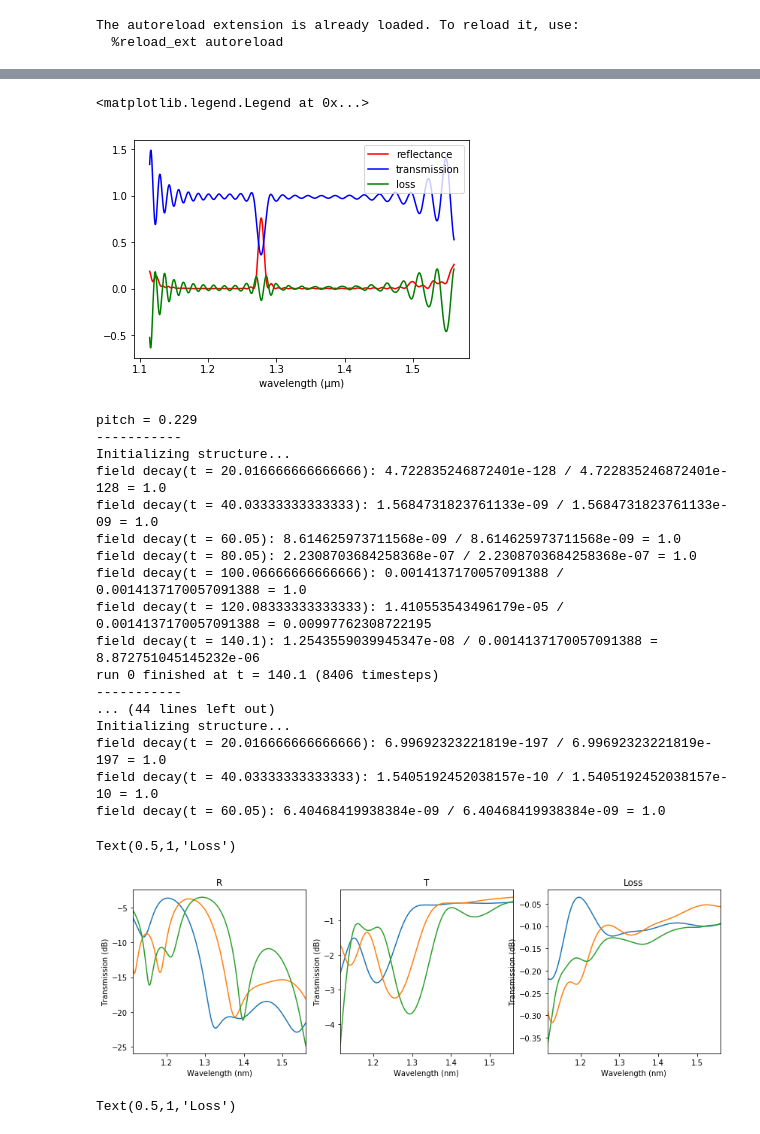
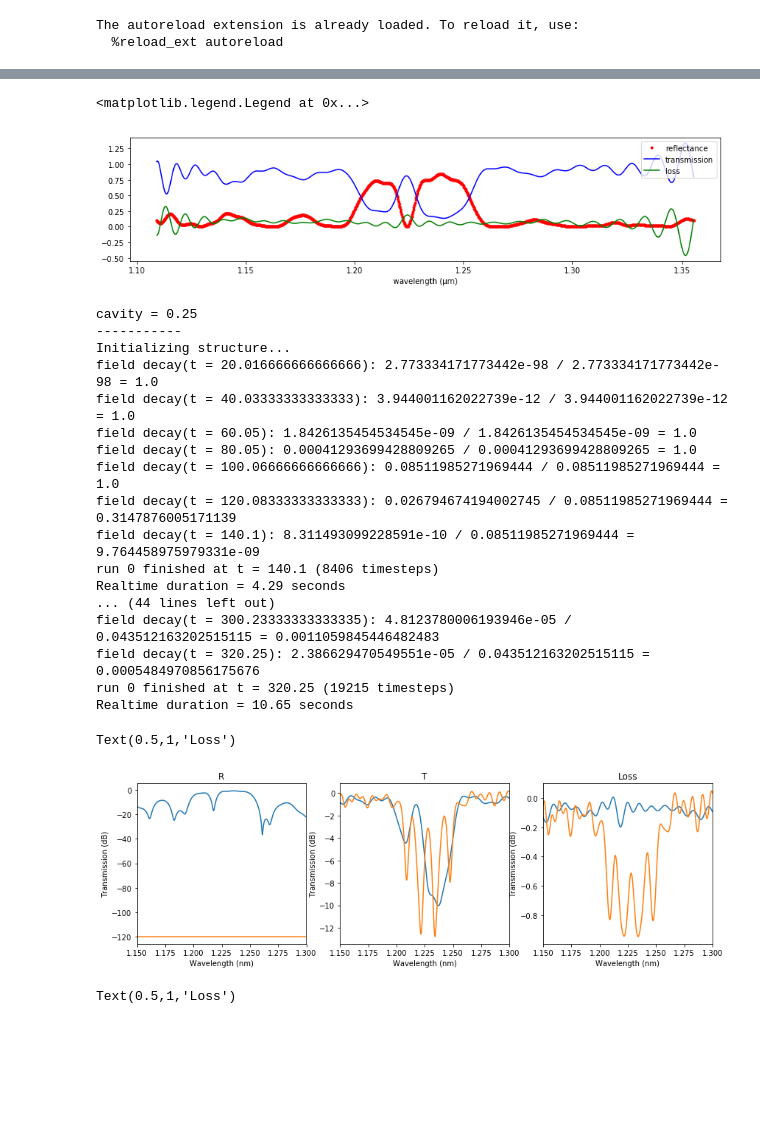
Before and after one commit to atait/jupyter-meep, a Jupyter notebook: notebooks/Cavities/Bragg.ipynb, the cells around one changed output, grey strips where cells are left out. Saved outputs shown, nothing was run; the diff lists cells and outputs as text; code cells hidden in the pictures; blank space fills up the shorter version.

```diff
--- a/notebooks/Cavities/Bragg.ipynb
+++ b/notebooks/Cavities/Bragg.ipynb
@@ -89,33 +91,36 @@ run 0 finished at t = 220.13750000000002 (17611 timesteps)
 # %%
 flux_freqs = np.array(mp.get_flux_freqs(refl))
 wl = 1 / flux_freqs
 Rs = -np.array(mp.get_fluxes(refl))/np.array(straight_tran_flux)
 Ts = np.array(mp.get_fluxes(tran))/np.array(straight_tran_flux)
 # spct = Spectrum(wl[::-1], Rs[::-1], inDbm=False)
 # spct.crop([1.1,1.2]).simplePlot('.')
-plt.plot(wl,Rs,'r-',label='reflectance')
+plt.figure(figsize=(14, 3))
+plt.plot(wl,Rs,'r.',label='reflectance')
 plt.plot(wl,Ts,'b-',label='transmission')
 plt.plot(wl,1-Rs-Ts,'g-',label='loss')
 # plt.axis([1.0, 1.44, 0, 1])
 # plt.ylim([0,1])
 plt.xlabel("wavelength (μm)")
 plt.legend(loc="upper right")
 # %% [output]
 <matplotlib.legend.Legend at 0x...>
-[figure, old version]
+[figure, new version]
 # %%
 # parameter sweep
 isResimulating = True
-isSaving = True
-filename = 'bragg-periods.pkl'
+isSaving = False
+filename = 'bragg-cavity.pkl'
 
 # ataitbragg.resolution = 30
 ataitbragg.set_sim2()
 
 # pname, pvals = 'n_periods', [25, 50, 75, 100]
-# pname, pvals = 'dw', np.linspace(.23, .24, 5)# [.23, .24, .25, .26]
-pname, pvals = 'pitch', ataitbragg.default_geo.pitch + np.linspace(0, 1, 3) * .03
+# pname, pvals = 'dw', [.25, .275, .3, .35]
+# pname, pvals = 'pitch', ataitbragg.default_geo.pitch + np.linspace(0, 1, 3) * .01
 # pname, pvals = 'buffer', [2, 4, 6, 8, 10]
+# pname, pvals = 'cavity', [.25, 5.25]
+# pname, pvals = 'duty', np.linspace(.4, .6, 5)
 
 if isResimulating:
     spR = FunctionBundle()
@@ -153,28 +158,28 @@ if isResimulating:
 else:
     pname, pvals, spectra = io.loadPickleGzip(filename=filename)
 # %% [output]
-pitch = 0.229
+cavity = 0.25
 -----------
 Initializing structure...
-field decay(t = 20.016666666666666): 4.722835246872401e-128 / 4.722835246872401e-128 = 1.0
-field decay(t = 40.03333333333333): 1.5684731823761133e-09 / 1.5684731823761133e-09 = 1.0
-field decay(t = 60.05): 8.614625973711568e-09 / 8.614625973711568e-09 = 1.0
-field decay(t = 80.05): 2.2308703684258368e-07 / 2.2308703684258368e-07 = 1.0
-field decay(t = 100.06666666666666): 0.0014137170057091388 / 0.0014137170057091388 = 1.0
-field decay(t = 120.08333333333333): 1.410553543496179e-05 / 0.0014137170057091388 = 0.00997762308722195
-field decay(t = 140.1): 1.2543559039945347e-08 / 0.0014137170057091388 = 8.872751045145232e-06
+field decay(t = 20.016666666666666): 2.773334171773442e-98 / 2.773334171773442e-98 = 1.0
+field decay(t = 40.03333333333333): 3.944001162022739e-12 / 3.944001162022739e-12 = 1.0
+field decay(t = 60.05): 1.8426135454534545e-09 / 1.8426135454534545e-09 = 1.0
+field decay(t = 80.05): 0.00041293699428809265 / 0.00041293699428809265 = 1.0
+field decay(t = 100.06666666666666): 0.08511985271969444 / 0.08511985271969444 = 1.0
+field decay(t = 120.08333333333333): 0.026794674194002745 / 0.08511985271969444 = 0.3147876005171139
+field decay(t = 140.1): 8.311493099228591e-10 / 0.08511985271969444 = 9.764458975979331e-09
 run 0 finished at t = 140.1 (8406 timesteps)
------------
+Realtime duration = 4.29 seconds
 ... (44 lines left out)
-Initializing structure...
-field decay(t = 20.016666666666666): 6.99692323221819e-197 / 6.99692323221819e-197 = 1.0
-field decay(t = 40.03333333333333): 1.5405192452038157e-10 / 1.5405192452038157e-10 = 1.0
-field decay(t = 60.05): 6.40468419938384e-09 / 6.40468419938384e-09 = 1.0
+field decay(t = 300.23333333333335): 4.8123780006193946e-05 / 0.043512163202515115 = 0.0011059845446482483
+field decay(t = 320.25): 2.386629470549551e-05 / 0.043512163202515115 = 0.0005484970856175676
+run 0 finished at t = 320.25 (19215 timesteps)
+Realtime duration = 10.65 seconds
 # %%
 fi, ax = plt.subplots(ncols=3, figsize=(14, 4))
-# spectra = list(spectra)
-# spectra[0] = spectra[0].crop((1.15, 1.30))
-# spectra[1] = spectra[1].crop((1.15, 1.30))
+spectra = list(spectra)
+spectra[0] = spectra[0].crop((1.15, 1.30))
+spectra[1] = spectra[1].crop((1.15, 1.30))
 plt.sca(ax[0])
 spectra[0].simplePlot()
 plt.title('R')
@@ -184,12 +189,9 @@ plt.title('T')
 plt.sca(ax[2])
 ((spectra[0].lin() + spectra[1].lin() - 1)).db().simplePlot()
 plt.title('Loss')
-# sp = spectra[0]
-# sp.lin().simplePlot()
-# spct.db().simplePlot()
 # %% [output]
 Text(0.5,1,'Loss')
-[figure, old version]
+[figure, new version]
 # %%
 fi, ax = plt.subplots(ncols=3, figsize=(14, 4))
 spectra = list(spectra)
```
Also changed, not shown: parts of 4 cells of this notebook, 4 other files.
